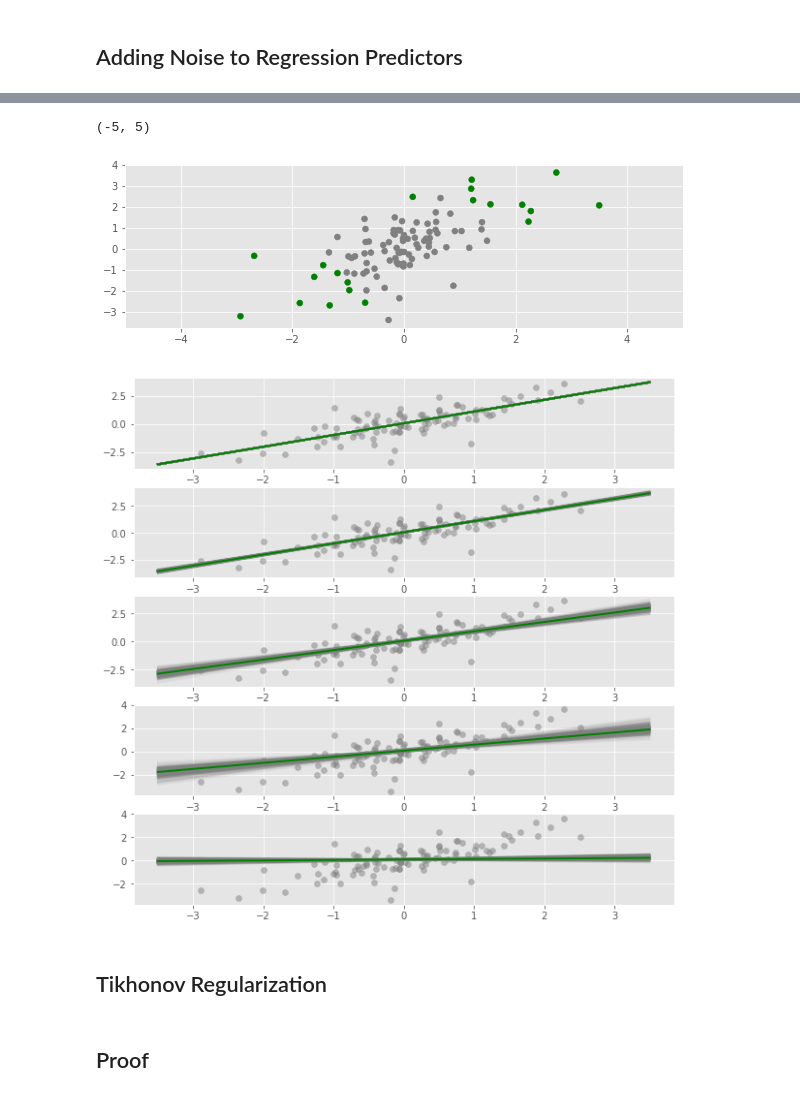
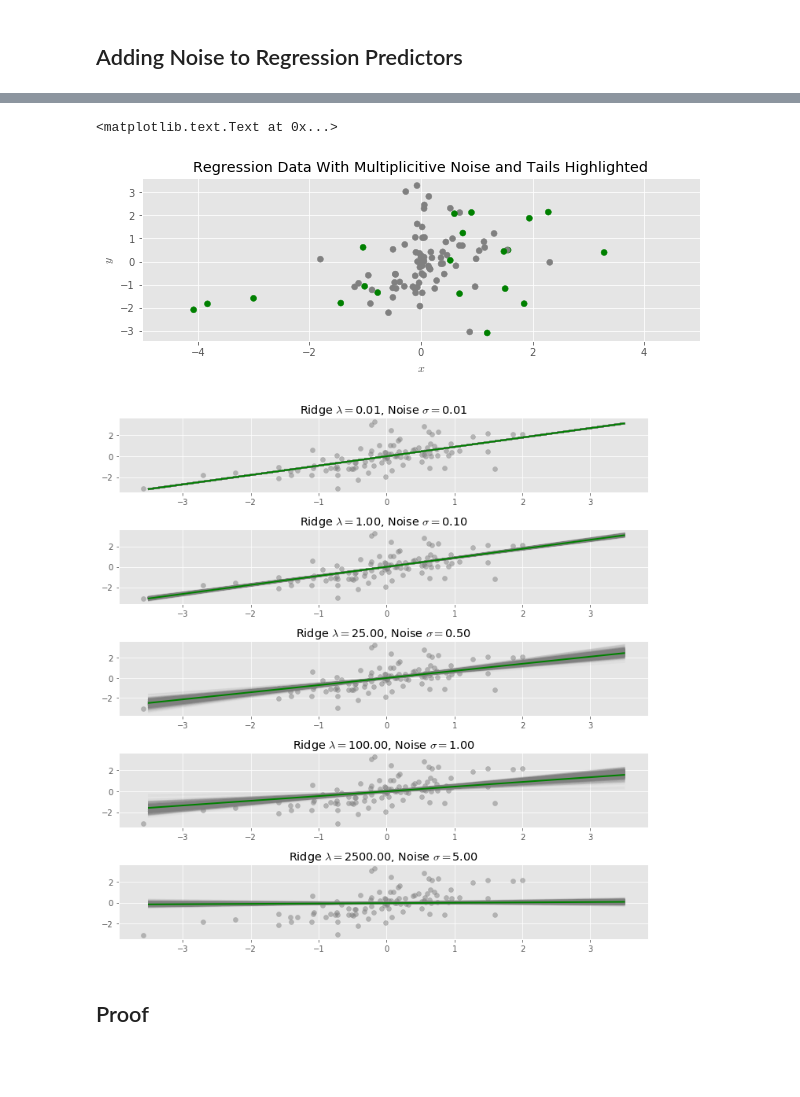
Before and after one commit to madrury/ridge-regression-and-noisy-predictors, a Jupyter notebook: ridge-regression-and-noisy-predictors.ipynb, the cells around one changed output, grey strips where cells are left out. Saved outputs shown, nothing was run; the diff lists cells and outputs as text; code cells hidden in the pictures; blank space fills up the shorter version.

```diff
--- a/ridge-regression-and-noisy-predictors.ipynb
+++ b/ridge-regression-and-noisy-predictors.ipynb
@@ -74,8 +77,8 @@ ax.set_title("Ridge Regression for Various $\lambda$")
 # %%
-def add_multiplicitive_random_noise(X, sd=0.25):
-    return x * np.random.normal(1.0, sd, size=len(X))
+def add_multiplicitive_random_noise(X, sd=0.5):
+    return x * np.random.normal(1.0, sd, size=len(x))
 # %%
-x_rand = add_multiplicitive_random_noise(x, sd=0.5)
+x_rand = add_multiplicitive_random_noise(x, sd=1.0)
 # %%
 fig, ax = plt.subplots(figsize=(10, 3))
 ax.scatter(x_rand, y, color="grey")
@@ -102,10 +111,13 @@ ax.set_xlim(-5, 5)
 # %%
 fig, ax = plt.subplots(figsize=(10, 3))
 ax.scatter(x_rand, y, color=color)
 ax.set_xlim(-5, 5)
+ax.set_title("Regression Data With Multiplicitive Noise and Tails Highlighted")
+ax.set_xlabel("$x$")
+ax.set_ylabel("$y$")
 # %% [output]
-(-5, 5)
+<matplotlib.text.Text at 0x...>
-[figure, old version]
+[figure, new version]
 # %%
 def fit_preterbed_data_regression(x, y, sd=0.25):
     x_rand = add_multiplicitive_random_noise(x, sd=sd)
@@ -118,15 +130,17 @@ sds = [0.01, 0.1, 0.5, 1.0, 5.0]
 for ax, sd in zip(axs, sds):
     #rigde_constant =
     ax.scatter(x, y, color="grey", alpha=0.5)
-    for i in range(250):
+    for i in range(500):
         r_preterbed = fit_preterbed_data_regression(x, y, sd=sd)
-        plot_ridge_predictions(ax, r_preterbed, color="grey", alpha=0.1)
+        plot_ridge_predictions(ax, r_preterbed, color="grey", alpha=0.05)
     r = RidgeRegression(lam=len(x)*sd**2).fit(x, y)
     plot_ridge_predictions(ax, r, color="green", linewidth=2)
+    ax.set_title("Ridge $\lambda = ${:4.2f}, Noise $\sigma = ${:2.2f}".format(
+        len(x)*sd**2, sd))
+
+fig.tight_layout()
 # %% [output]
-[figure, old version]
+[figure, new version]
-# %% [markdown]
-## Tikhonov Regularization
 # %% [markdown]
 ## Proof
 # %% [markdown]
```
Also changed, not shown: parts of 4 cells of this notebook.
